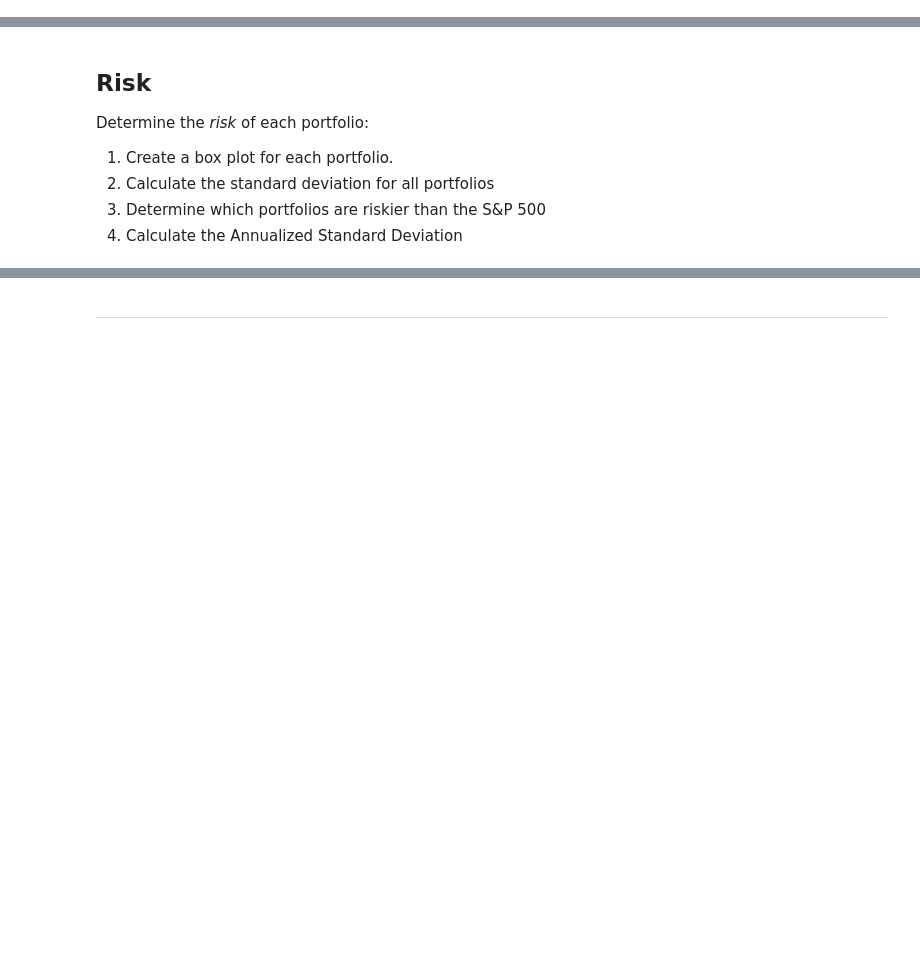
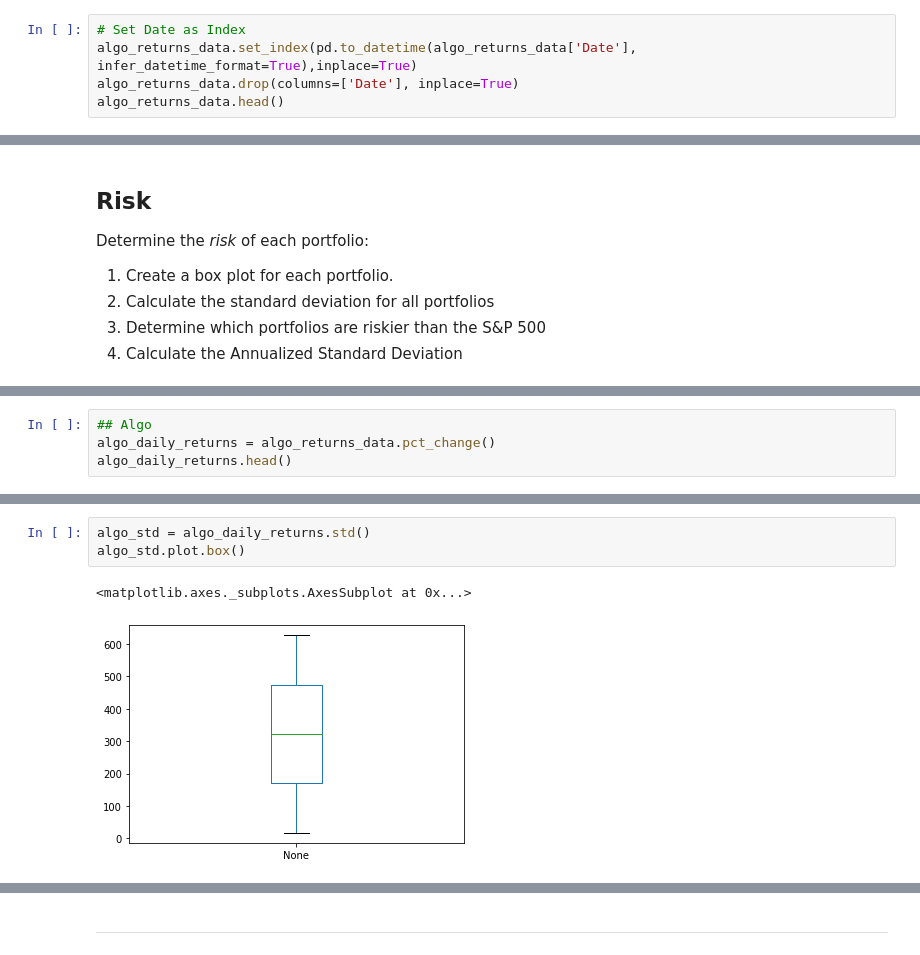
Before and after one commit to lil-bright/Pandas_Homework, a Jupyter notebook: whale_analysis.ipynb, the cells around one changed output, grey strips where cells are left out. Saved outputs shown, nothing was run; the diff lists cells and outputs as text; blank space fills up the shorter version.

```diff
--- a/whale_analysis.ipynb
+++ b/whale_analysis.ipynb
@@ -100,3 +101,8 @@ Date      0
 Algo 1    0
 Algo 2    0
 dtype: int64
+# %%
+# Set Date as Index
+algo_returns_data.set_index(pd.to_datetime(algo_returns_data['Date'], infer_datetime_format=True),inplace=True)
+algo_returns_data.drop(columns=['Date'], inplace=True)
+algo_returns_data.head()
@@ -236,0 +302,4 @@ Determine the _risk_ of each portfolio:
+# %%
+## Algo
+algo_daily_returns = algo_returns_data.pct_change()
+algo_daily_returns.head()
@@ -236,0 +314,6 @@ Determine the _risk_ of each portfolio:
+# %%
+algo_std = algo_daily_returns.std()
+algo_std.plot.box()
+# %% [output]
+<matplotlib.axes._subplots.AxesSubplot at 0x...>
+[figure, added]
```
Also changed, not shown: parts of 16 cells of this notebook, 1 other file.
